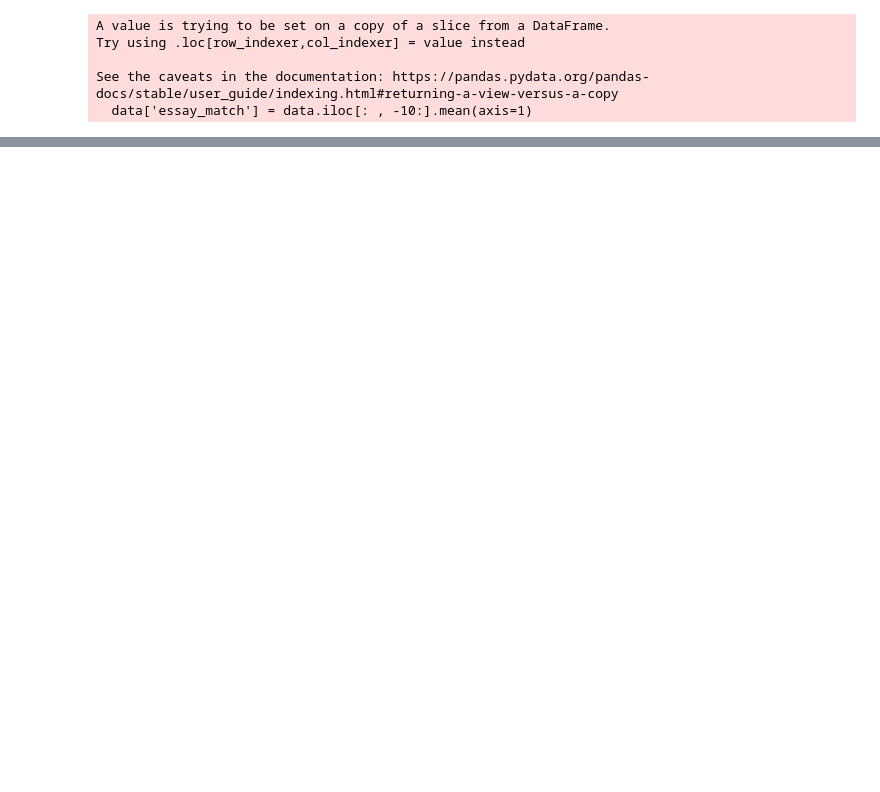
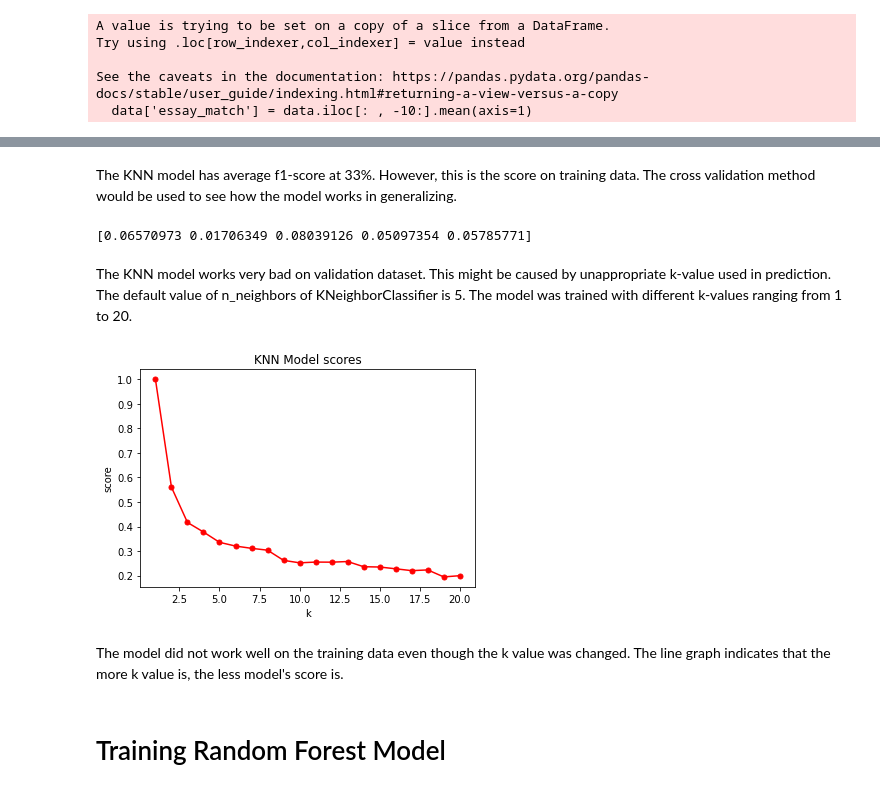
Before and after one commit to mrende1986/Codecademy-Data-Scientist, a Jupyter notebook: 18. Machine Learning Portfolio Project/OKCupid-Date-A-Scientist-Starter/date-a-scientist.ipynb, the cells around one changed output, grey strips where cells are left out. Drawn from its saved outputs; the diff is of its cells as text; code cells hidden in the pictures; blank space fills up the shorter version.

```diff
--- a/18. Machine Learning Portfolio Project/OKCupid-Date-A-Scientist-Starter/date-a-scientist.ipynb
+++ b/18. Machine Learning Portfolio Project/OKCupid-Date-A-Scientist-Starter/date-a-scientist.ipynb
@@ -214,0 +303,9 @@ best_match.head(10)
+# %%
+# prepare data using pipeline and column transformer
+num_attr = ['age']
+cat_attr = ['body_type', 'diet', 'drinks', 'drugs', 'education', 'job' , 'offspring', 'pets', 'smokes',  'religion_cleaned']
+num_pipeline = Pipeline([('log_transform', FunctionTransformer(np.log)),('stdscaler', StandardScaler())])
+cat_pipeline = Pipeline([('onehot', OneHotEncoder())])
+full_pipeline = ColumnTransformer([('num', num_pipeline, num_attr), ('cat', cat_pipeline, cat_attr)])
+# %%
+X_prepared = full_pipeline.fit_transform(X_train)
@@ -214,0 +330,6 @@ best_match.head(10)
+# %%
+KNN_classifier = KNeighborsClassifier()
+
+KNN_classifier.fit(X_prepared, y_train)
+KNN_train_predictions = KNN_classifier.predict(X_prepared)
+print(classification_report(y_train, KNN_train_predictions))
@@ -214,0 +355,29 @@ best_match.head(10)
+# %% [markdown]
+The KNN model has average f1-score at 33%. However, this is the score on training data. The cross validation method would be used to see how the model works in generalizing.
+# %%
+# doing 5-folded cross validation and print out the f1_macro scores
+print(cross_val_score(KNN_classifier, X_prepared, y_train, scoring='f1_macro', cv=5))
+# %% [output]
+[0.06570973 0.01706349 0.08039126 0.05097354 0.05785771]
+# %% [markdown]
+The KNN model works very bad on validation dataset. This might be caused by unappropriate k-value used in prediction. The default value of n_neighbors of KNeighborClassifier is 5. The model was trained with different k-values ranging from 1 to 20.
+# %%
+knn_scores = []
+for k in range(1,21):
+    KNN_classifier = KNeighborsClassifier(n_neighbors=k)
+    KNN_classifier.fit(X_prepared, y_train)
+    y_pred = KNN_classifier.predict(X_prepared)
+    knn_scores.append(f1_score(y_train, y_pred, average='macro'))
+# %%
+# plot the scores for each k
+plt.plot(range(1,21), knn_scores, color='red', marker='o', markersize='5')
+plt.title("KNN Model scores")
+plt.xlabel("k")
+plt.ylabel("score")
+plt.show()
+# %% [output]
+[figure, added]
+# %% [markdown]
+The model did not work well on the training data even though the k value was changed. The line graph indicates that the more k value is, the less model's score is.
+# %% [markdown]
+# Training Random Forest Model
```
Also changed, not shown: parts of 44 cells of this notebook.
